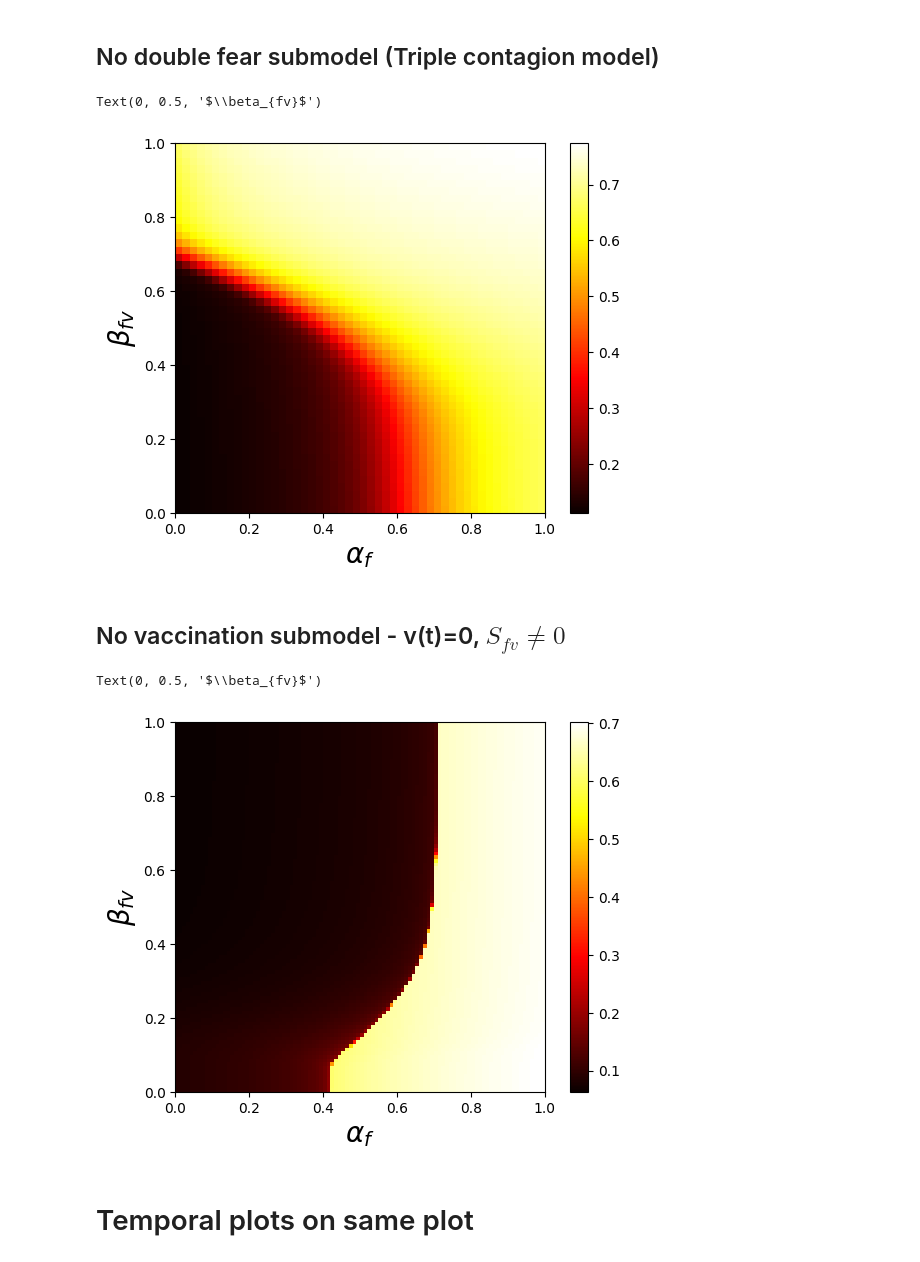
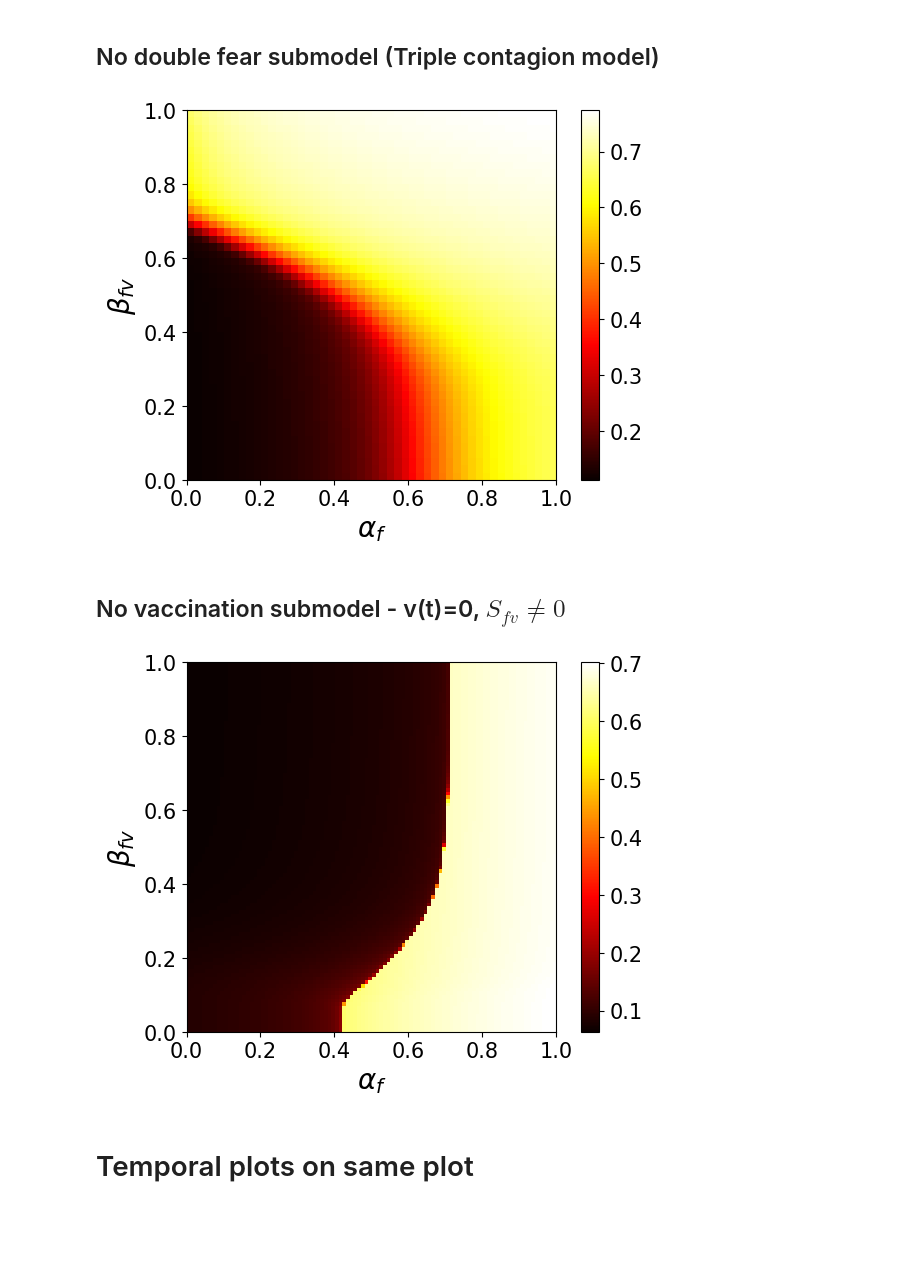
Before and after one commit to Avneet-0001/Computational-Physics-Programs, a Jupyter notebook: Double_fear_model.ipynb, the cells around one changed output. Saved outputs shown, nothing was run; the diff lists cells and outputs as text; code cells hidden in the pictures; blank space fills up the shorter version.

```diff
--- a/Double_fear_model.ipynb
+++ b/Double_fear_model.ipynb
@@ -871,35 +889,39 @@ final_size = []
 
 for l in range(len(beta_fv_val)):
   beta_fv = beta_fv_val[l]
   total_infected_list = []
   for k in range(len(alpha_f_val)):
     alpha_f = alpha_f_val[k]
     z = odeint(model, Ic, t, args=(beta_fv,alpha_f,))
     i_input = (beta*z[:,0]+p*beta*z[:,1]+beta*z[:,2])*z[:,3]*dt #Rate at which population enters Infectious compartment
     total_infected = sum(i_input)
     total_infected_list.append(total_infected)
   final_size.append(total_infected_list)
 
 fig, ax = plt.subplots()
 im = ax.imshow(final_size, cmap='hot', extent=[0,1,0,1], origin='lower')
 
 # Add color bar
 cbar = ax.figure.colorbar(im, ax=ax)
 
 # Set axis labels and tick marks
 # ax.set_xticks(np.arange(len(p_val)))
 # ax.set_yticks(np.arange(len(p_fdv_val)))
 # ax.set_xticklabels(['{:.1f}'.format(rate) for rate in p_val])
 # ax.set_yticklabels(['{:.1f}'.format(rate) for rate in p_fdv_val])
 ax.set_xlabel(r'$\alpha_f$', fontsize='20')
 ax.set_ylabel(r'$\beta_{fv}$', fontsize='20')
 
 # data = np.asarray(final_size)
 # ax = sb.heatmap(data)
 #ax.invert_yaxis()
+
+ax.tick_params(axis='both', which='major', labelsize=15)  # Change 15 to your desired tick font size
+
+# Set tick font size for the color bar
+cbar.ax.tick_params(labelsize=15)  # Change 15 to your desired tick font size
 # %% [output]
-Text(0, 0.5, '$\\beta_{fv}$')
-[figure, old version]
+[figure, new version]
 # %% [markdown]
 ## No vaccination submodel - v(t)=0, $S_{fv} \neq 0$
 # %%
@@ -968,9 +990,13 @@ ax.set_ylabel(r'$\beta_{fv}$', fontsize='20')
 # data = np.asarray(final_size)
 # ax = sb.heatmap(data)
 #ax.invert_yaxis()
+
+ax.tick_params(axis='both', which='major', labelsize=15)  # Change 15 to your desired tick font size
+
+# Set tick font size for the color bar
+cbar.ax.tick_params(labelsize=15)  # Change 15 to your desired tick font size
 # %% [output]
-Text(0, 0.5, '$\\beta_{fv}$')
-[figure, old version]
+[figure, new version]
 # %% [markdown]
 # Temporal plots on same plot
 # %%
```
Also changed, not shown: parts of 7 cells of this notebook.
